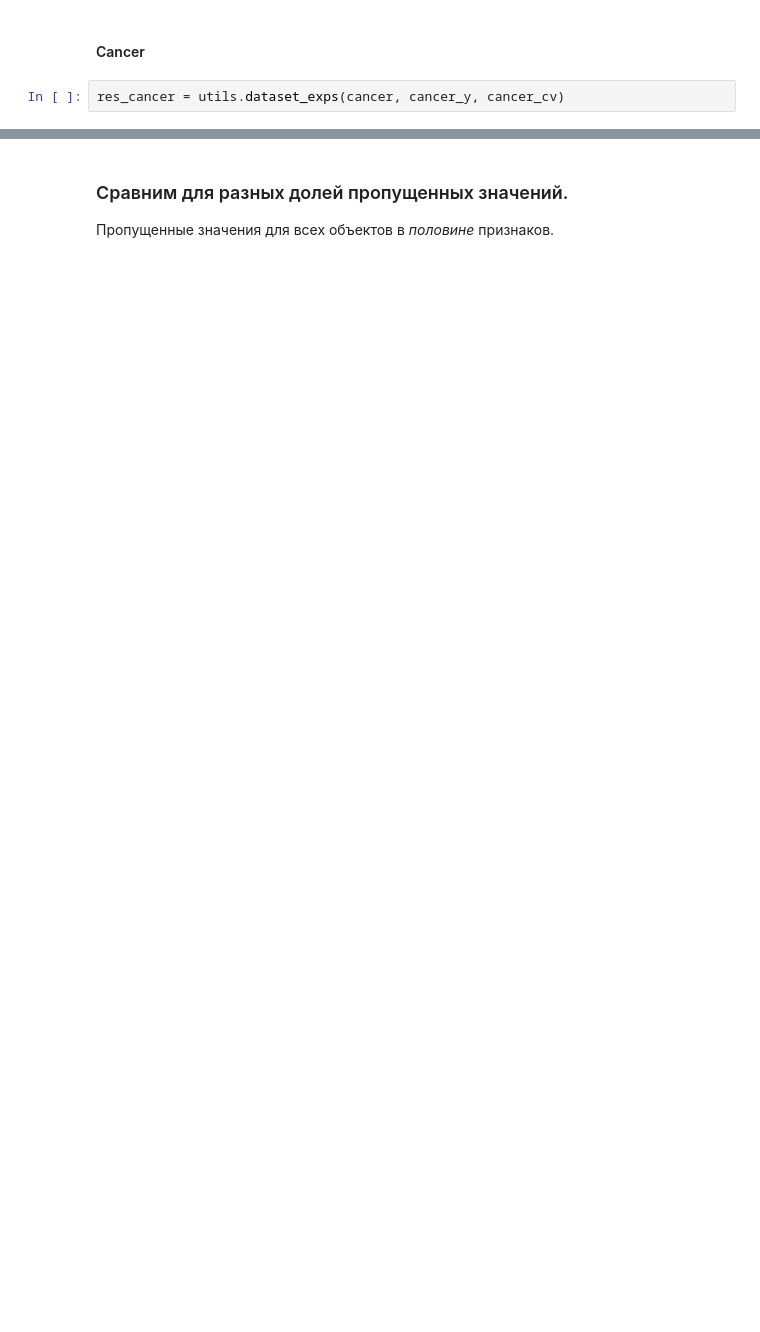
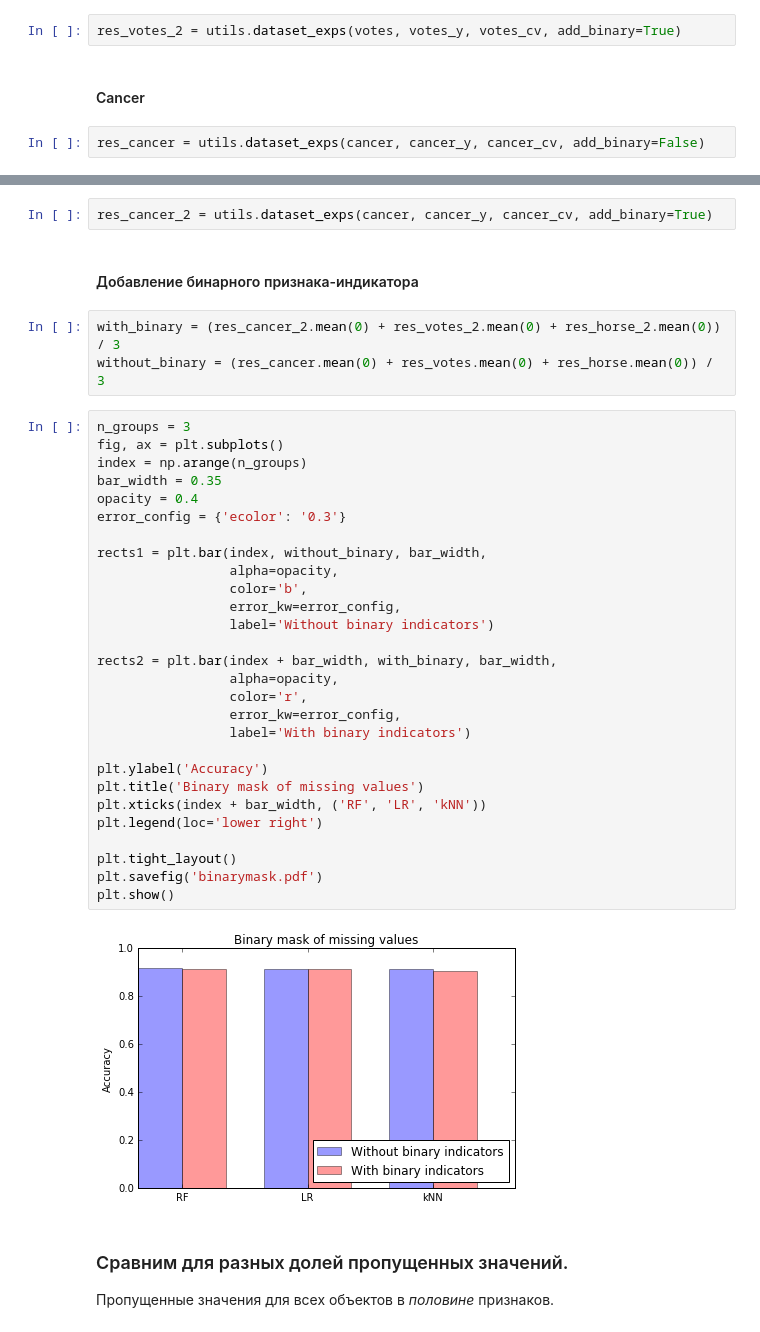
Before and after one commit to emilkayumov/missing-value, a Jupyter notebook: experiment.ipynb, the cells around one changed output, grey strips where cells are left out. Saved outputs shown, nothing was run; the diff lists cells and outputs as text; blank space fills up the shorter version.

Commit message:
fixed imputers, added some functions to utils, made experiments, wrote alpha version of text.

```diff
--- a/experiment.ipynb
+++ b/experiment.ipynb
@@ -341,4 +350,6 @@ res_votes - res_votes.max(axis=0)
+# %%
+res_votes_2 = utils.dataset_exps(votes, votes_y, votes_cv, add_binary=True)
 # %% [markdown]
 #### Cancer
 # %%
-res_cancer = utils.dataset_exps(cancer, cancer_y, cancer_cv)
+res_cancer = utils.dataset_exps(cancer, cancer_y, cancer_cv, add_binary=False)
@@ -358,3 +370,40 @@ res_cancer - res_cancer.max(axis=0)
+# %%
+res_cancer_2 = utils.dataset_exps(cancer, cancer_y, cancer_cv, add_binary=True)
+# %% [markdown]
+#### Добавление бинарного признака-индикатора
+# %%
+with_binary = (res_cancer_2.mean(0) + res_votes_2.mean(0) + res_horse_2.mean(0)) / 3
+without_binary = (res_cancer.mean(0) + res_votes.mean(0) + res_horse.mean(0)) / 3
+# %%
+n_groups = 3
+fig, ax = plt.subplots()
+index = np.arange(n_groups)
+bar_width = 0.35
+opacity = 0.4
+error_config = {'ecolor': '0.3'}
+
+rects1 = plt.bar(index, without_binary, bar_width,
+                 alpha=opacity,
+                 color='b',
+                 error_kw=error_config,
+                 label='Without binary indicators')
+
+rects2 = plt.bar(index + bar_width, with_binary, bar_width,
+                 alpha=opacity,
+                 color='r',
+                 error_kw=error_config,
+                 label='With binary indicators')
+
+plt.ylabel('Accuracy')
+plt.title('Binary mask of missing values')
+plt.xticks(index + bar_width, ('RF', 'LR', 'kNN'))
+plt.legend(loc='lower right')
+
+plt.tight_layout()
+plt.savefig('binarymask.pdf')
+plt.show()
+# %% [output]
+[figure, added]
 # %% [markdown]
 ### Сравним для разных долей пропущенных значений.
 
```
Also changed, not shown: parts of 42 cells of this notebook, 3 other files.
